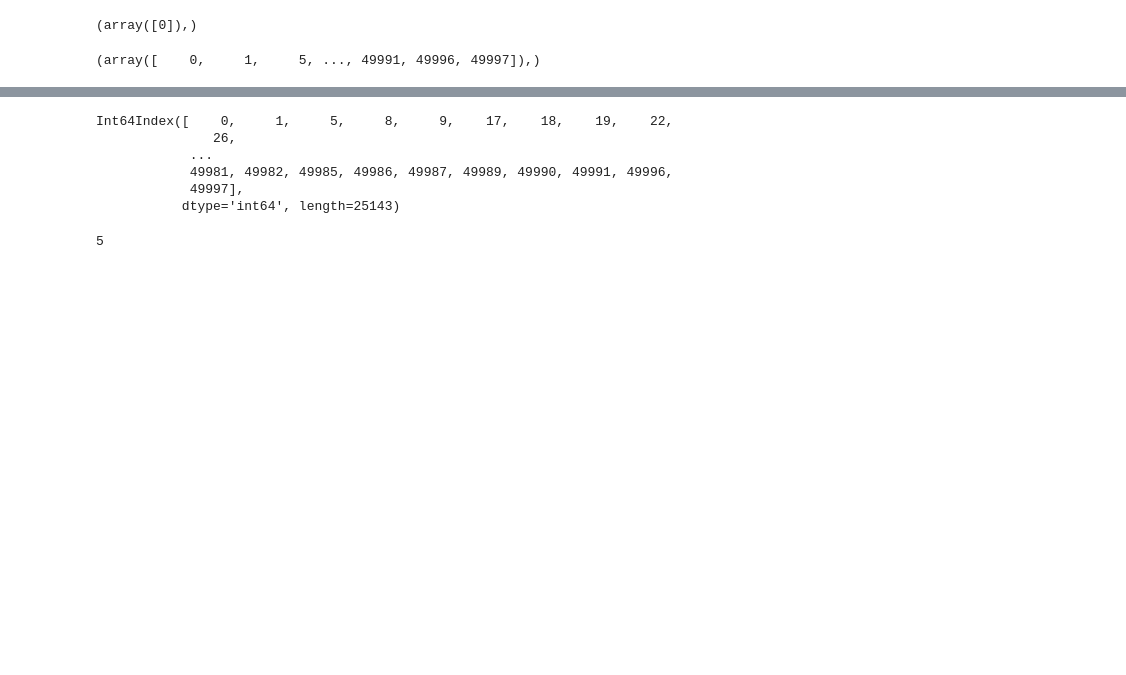
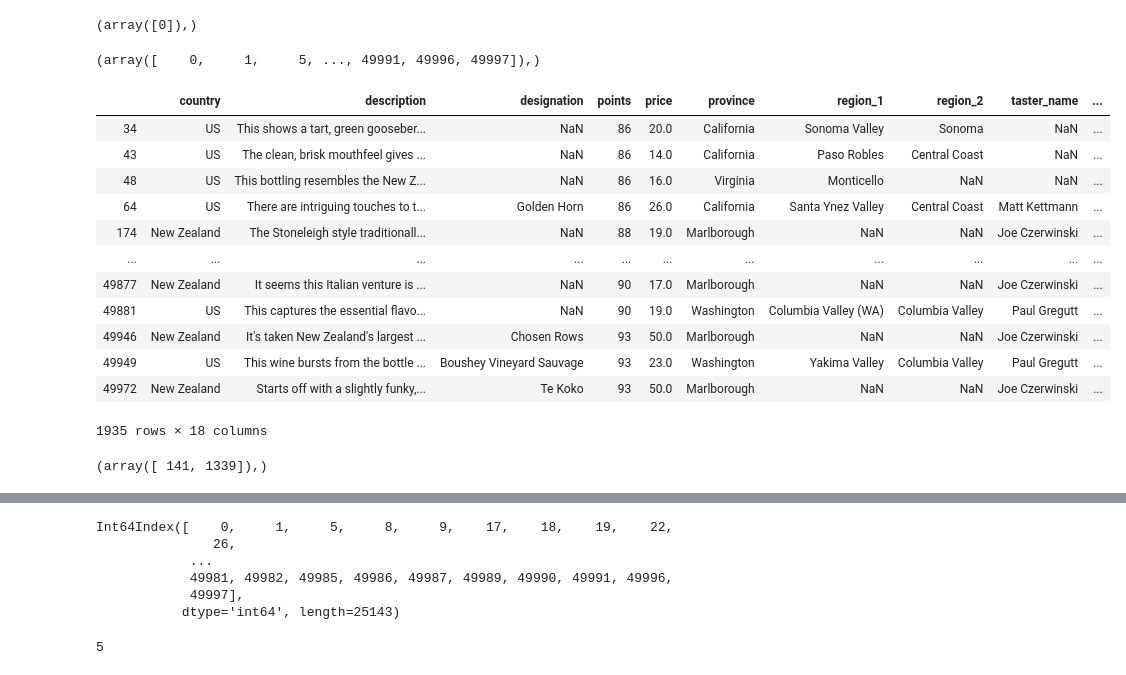
Before and after one commit to dalez29/Wine_Recommender, a Jupyter notebook: Capstone-Vino.ipynb, the cells around one changed output, grey strips where cells are left out. Cells and saved outputs as stored; diff of their text form; code cells hidden in the pictures; blank space fills up the shorter version.

```diff
--- a/Capstone-Vino.ipynb
+++ b/Capstone-Vino.ipynb
@@ -583,3 +583,27 @@ np.where(dfc_cut['key_words_str'] == 'dri, sage, alongsid, brisk, acidity,, arom
 np.where(dfc_cut['key_words_str'].str.contains('fruit'))
 # %% [output]
 (array([    0,     1,     5, ..., 49991, 49996, 49997]),)
+# %%
+finding_kim = dfc_cut.groupby('variety')
+# %%
+find_kim = pd.DataFrame(finding_kim.get_group('Sauvignon Blanc'))
+# %%
+find_kim
+# %% [output]
+|  | country | description | designation | points | price | province | region_1 | region_2 | taster_name | ... |
+| 34 | US | This shows a tart, green gooseber... | NaN | 86 | 20.0 | California | Sonoma Valley | Sonoma | NaN | ... |
+| 43 | US | The clean, brisk mouthfeel gives ... | NaN | 86 | 14.0 | California | Paso Robles | Central Coast | NaN | ... |
+| 48 | US | This bottling resembles the New Z... | NaN | 86 | 16.0 | Virginia | Monticello | NaN | NaN | ... |
+| 64 | US | There are intriguing touches to t... | Golden Horn | 86 | 26.0 | California | Santa Ynez Valley | Central Coast | Matt Kettmann | ... |
+| 174 | New Zealand | The Stoneleigh style traditionall... | NaN | 88 | 19.0 | Marlborough | NaN | NaN | Joe Czerwinski | ... |
+| ... | ... | ... | ... | ... | ... | ... | ... | ... | ... | ... |
+| 49877 | New Zealand | It seems this Italian venture is ... | NaN | 90 | 17.0 | Marlborough | NaN | NaN | Joe Czerwinski | ... |
+| 49881 | US | This captures the essential flavo... | NaN | 90 | 19.0 | Washington | Columbia Valley (WA) | Columbia Valley | Paul Gregutt | ... |
+| 49946 | New Zealand | It's taken New Zealand's largest ... | Chosen Rows | 93 | 50.0 | Marlborough | NaN | NaN | Joe Czerwinski | ... |
+| 49949 | US | This wine bursts from the bottle ... | Boushey Vineyard Sauvage | 93 | 23.0 | Washington | Yakima Valley | Columbia Valley | Paul Gregutt | ... |
+| 49972 | New Zealand | Starts off with a slightly funky,... | Te Koko | 93 | 50.0 | Marlborough | NaN | NaN | Joe Czerwinski | ... |
+1935 rows × 18 columns
+# %%
+np.where(find_kim['title'].str.contains('Crawford'))
+# %% [output]
+(array([ 141, 1339]),)
```
Also changed, not shown: parts of 8 cells of this notebook.
